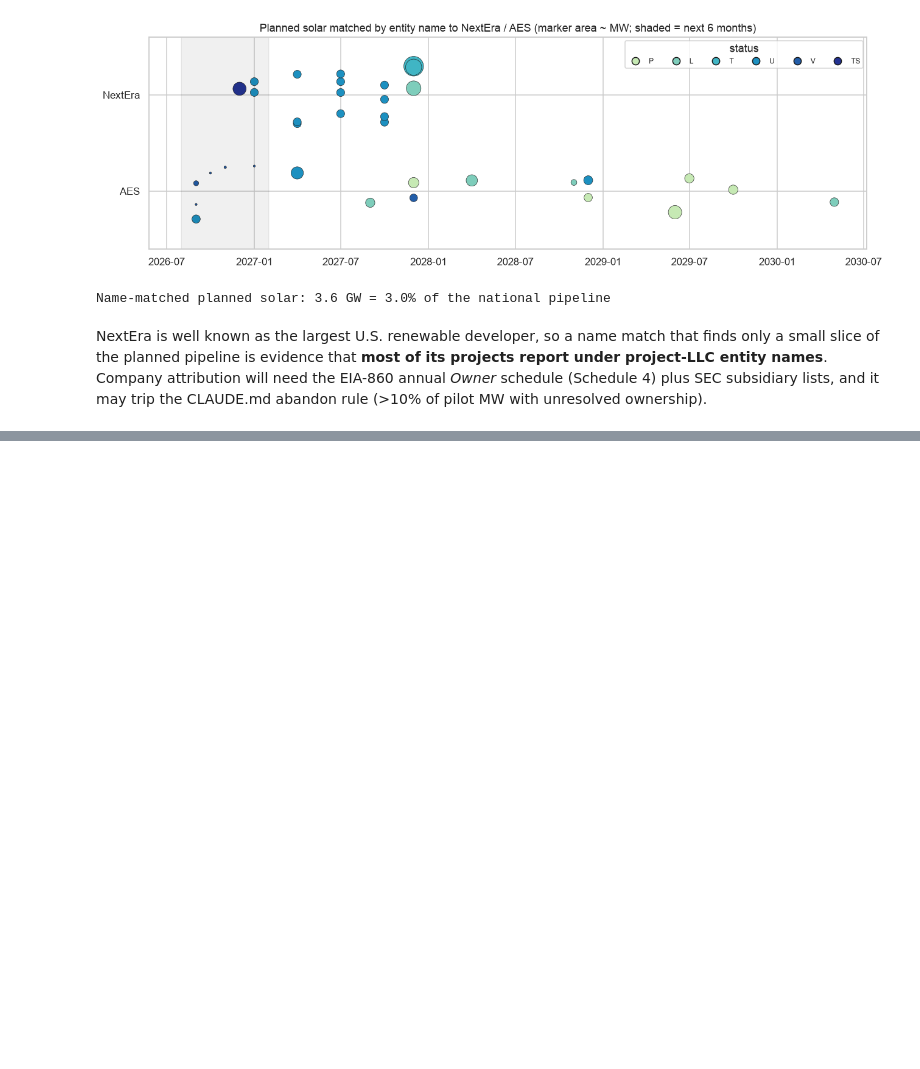
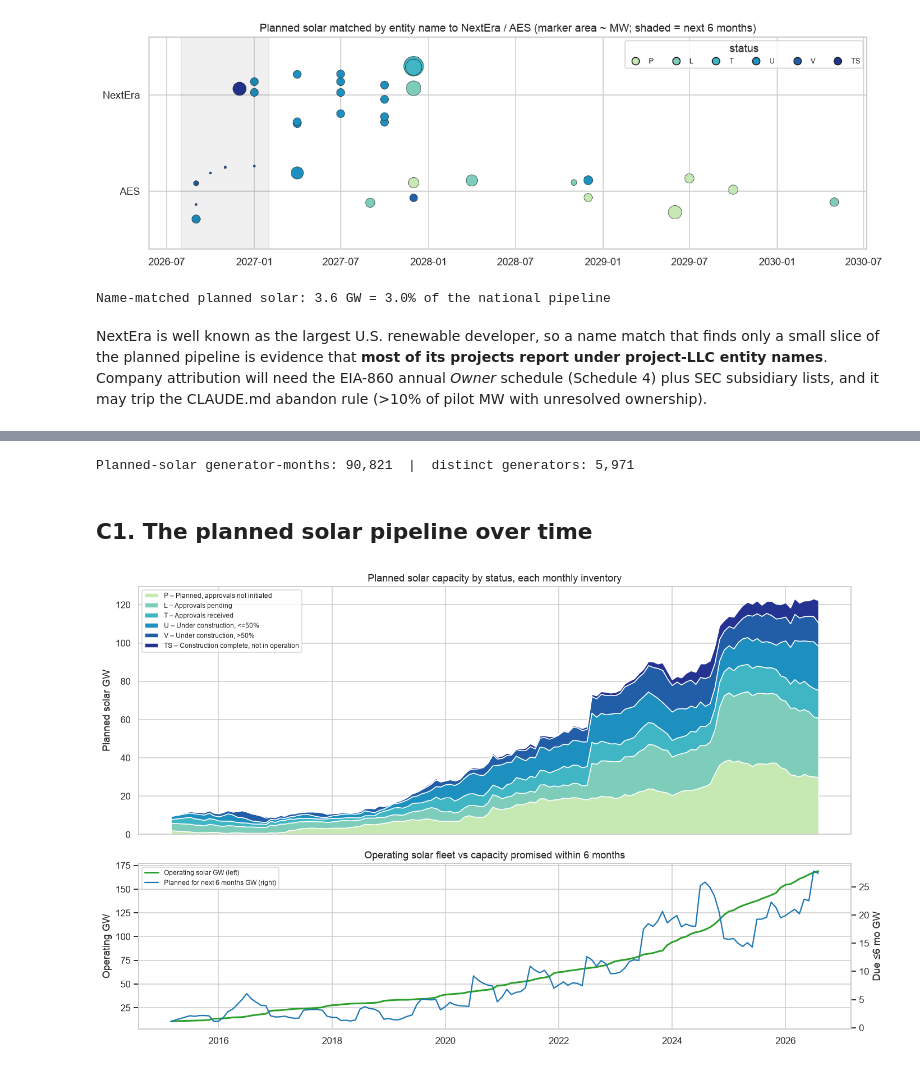
Before and after one commit to franzclarin/solar-commissioning-tracker, a Jupyter notebook: data_discovery/EDA.ipynb, the cells around one changed output, grey strips where cells are left out. Drawn from its saved outputs; the diff is of its cells as text; code cells hidden in the pictures; blank space fills up the shorter version.

```diff
--- a/data_discovery/EDA.ipynb
+++ b/data_discovery/EDA.ipynb
@@ -668,0 +767,46 @@ NextEra is well known as the largest U.S. renewable developer, so a name match t
+# %%
+SUN = snap.energy_source_code.astype(str).eq("SUN")
+pl_hist = snap[SUN & snap.sheet.eq("Planned")].copy()
+pl_hist["status_code"] = pl_hist.status_code.astype(str)
+pl_hist["months_to_cod"] = ((pl_hist.planned_date.dt.year - pl_hist.inventory_month.dt.year) * 12
+                            + (pl_hist.planned_date.dt.month - pl_hist.inventory_month.dt.month))
+
+KEY = ["plant_id", "generator_id"]
+where = snap[["inventory_month", *KEY, "sheet"]].drop_duplicates(["inventory_month", *KEY])
+month_set = set(months)
+
+def state_after(df, k):
+    """Sheet each generator is on k months later; NaN if that month is not in the archive."""
+    out = df.assign(target=df.inventory_month + pd.DateOffset(months=k)).merge(
+        where.rename(columns={"inventory_month": "target", "sheet": "state"}), on=["target", *KEY], how="left")
+    out["state"] = out.state.fillna("Missing").where(out.target.isin(month_set))
+    out["state"] = out.state.replace({"Retired": "Operating"})  # retired after operating still means it arrived
+    return out
+
+print(f"Planned-solar generator-months: {len(pl_hist):,}  |  distinct generators: {pl_hist[KEY].drop_duplicates().shape[0]:,}")
+# %% [output]
+Planned-solar generator-months: 90,821  |  distinct generators: 5,971
+# %% [markdown]
+## C1. The planned solar pipeline over time
+# %%
+pipe = (pl_hist.pivot_table(index="inventory_month", columns="status_code", values="capacity_mw", aggfunc="sum", fill_value=0)
+               .reindex(columns=PLANNED_STATUS_ORDER, fill_value=0) / 1e3)
+op_hist = snap[SUN & snap.sheet.eq("Operating")].groupby("inventory_month").capacity_mw.sum() / 1e3
+
+fig, axes = plt.subplots(2, 1, figsize=(13, 8), sharex=True, height_ratios=[3, 2])
+axes[0].stackplot(pipe.index, pipe.T.values, colors=[STATUS_COLORS[s] for s in pipe.columns],
+                  labels=[f"{s} – {PLANNED_STATUS_LABELS[s]}" for s in pipe.columns])
+axes[0].set_ylabel("Planned solar GW"); axes[0].legend(fontsize=8, loc="upper left")
+axes[0].set_title("Planned solar capacity by status, each monthly inventory")
+near6 = pl_hist[pl_hist.months_to_cod.between(0, 5)].groupby("inventory_month").capacity_mw.sum() / 1e3
+axes[1].plot(op_hist.index, op_hist, color=GROUP_COLORS["Operating"], lw=2, label="Operating solar GW (left)")
+ax2 = axes[1].twinx()
+ax2.plot(near6.index, near6, color=GROUP_COLORS["Planned"], lw=1.5, label="Planned for next 6 months GW (right)")
+ax2.grid(False)
+axes[1].set_ylabel("Operating GW"); ax2.set_ylabel("Due ≤6 mo GW")
+h1, l1 = axes[1].get_legend_handles_labels(); h2, l2 = ax2.get_legend_handles_labels()
+axes[1].legend(h1 + h2, l1 + l2, fontsize=8, loc="upper left")
+axes[1].set_title("Operating solar fleet vs capacity promised within 6 months")
+plt.tight_layout(); plt.show()
+# %% [output]
+[figure, added]
```
Also changed, not shown: parts of 38 cells of this notebook, 7 other files.
